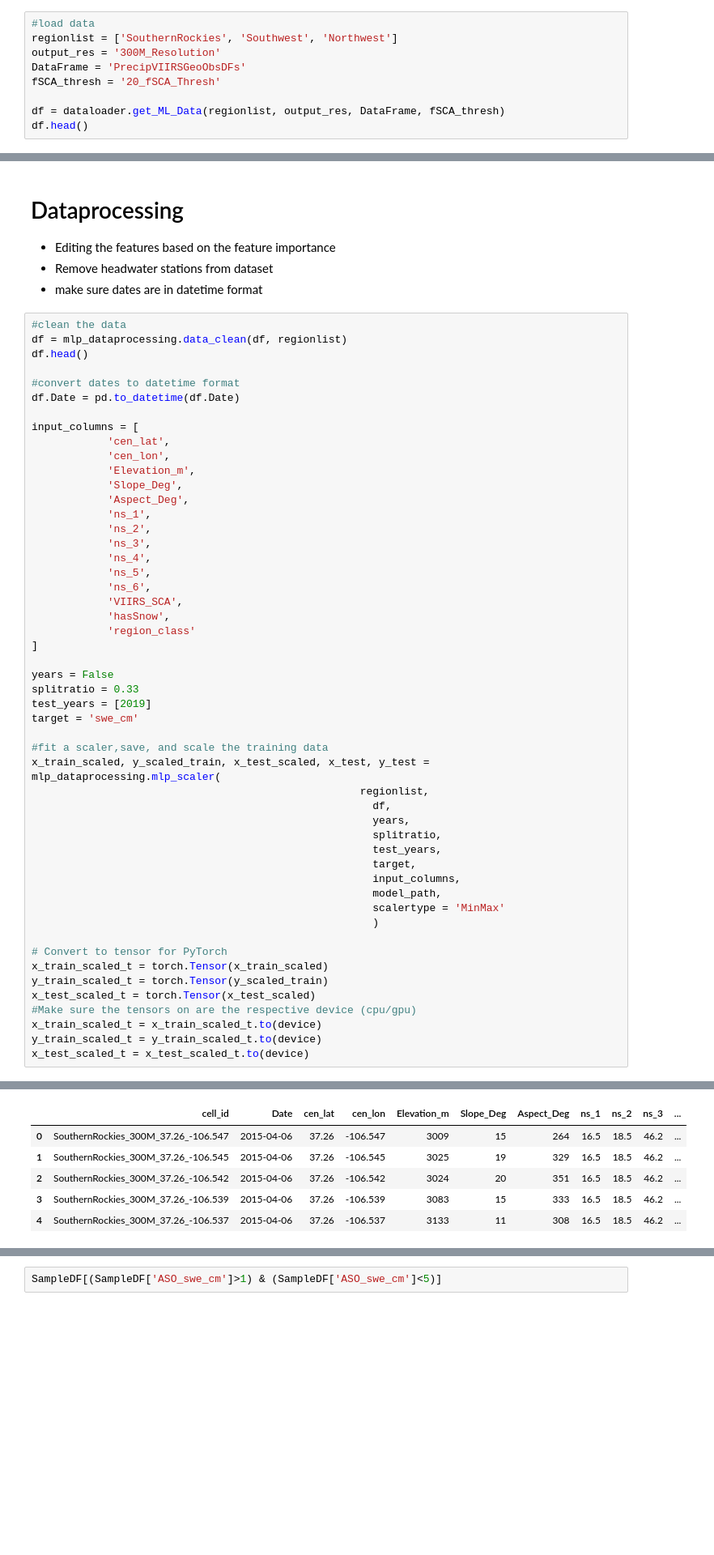
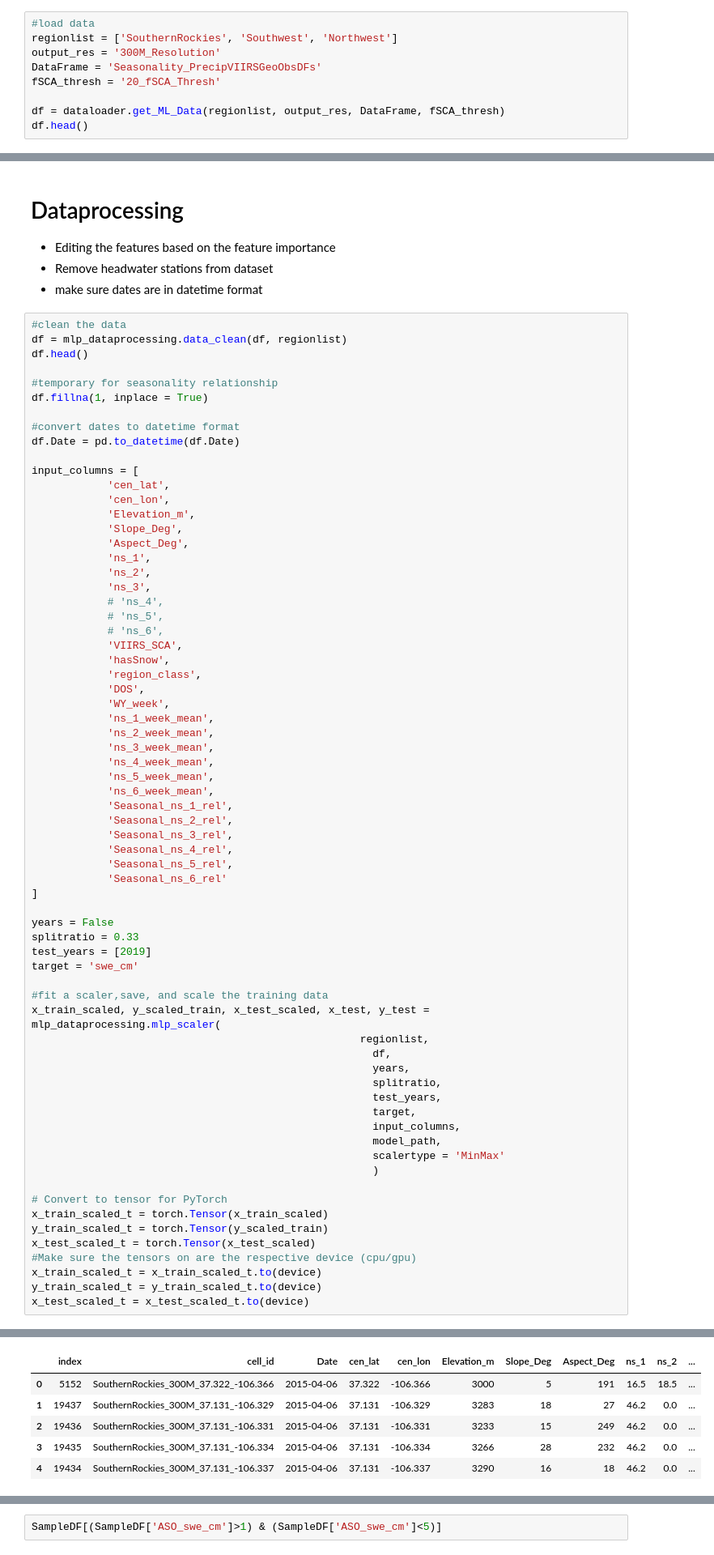
Before and after one commit to whitelightning450/SWEMLv2.0, a Jupyter notebook: Modeling/MLP.ipynb, the cells around one changed output, grey strips where cells are left out. Shown at 81% size. Cells and saved outputs as stored; diff of their text form; blank space fills up the shorter version.

```diff
--- a/Modeling/MLP.ipynb
+++ b/Modeling/MLP.ipynb
@@ -28,7 +28,7 @@ MLP development script
 #load data
 regionlist = ['SouthernRockies', 'Southwest', 'Northwest']
 output_res = '300M_Resolution'
-DataFrame = 'PrecipVIIRSGeoObsDFs'
+DataFrame = 'Seasonality_PrecipVIIRSGeoObsDFs'
 fSCA_thresh = '20_fSCA_Thresh'
 
 df = dataloader.get_ML_Data(regionlist, output_res, DataFrame, fSCA_thresh)
@@ -56,6 +69,9 @@ There are 2698389 datapoints for model training/testing in the overall modeling
 #clean the data
 df = mlp_dataprocessing.data_clean(df, regionlist)
 df.head()
+
+#temporary for seasonality relationship
+df.fillna(1, inplace = True)
 
 #convert dates to datetime format
 df.Date = pd.to_datetime(df.Date)
@@ -69,12 +85,26 @@ input_columns = [
             'ns_1',
             'ns_2',
             'ns_3',
-            'ns_4',
-            'ns_5',
-            'ns_6',
+            # 'ns_4',
+            # 'ns_5',
+            # 'ns_6',
             'VIIRS_SCA',
             'hasSnow',
-            'region_class'
+            'region_class',
+            'DOS',
+            'WY_week',
+            'ns_1_week_mean',
+            'ns_2_week_mean',
+            'ns_3_week_mean',
+            'ns_4_week_mean',
+            'ns_5_week_mean',
+            'ns_6_week_mean',
+            'Seasonal_ns_1_rel',
+            'Seasonal_ns_2_rel',
+            'Seasonal_ns_3_rel',
+            'Seasonal_ns_4_rel',
+            'Seasonal_ns_5_rel',
+            'Seasonal_ns_6_rel'
 ]
 
 years = False
@@ -84,36 +114,36 @@ target = 'swe_cm'
 
 #fit a scaler,save, and scale the training data
 x_train_scaled, y_scaled_train, x_test_scaled, x_test, y_test = mlp_dataprocessing.mlp_scaler(
                                                     regionlist,
                                                       df,
                                                       years,
                                                       splitratio,
                                                       test_years,
                                                       target,
                                                       input_columns,
                                                       model_path,
                                                       scalertype = 'MinMax'
                                                       )
 
 # Convert to tensor for PyTorch
 x_train_scaled_t = torch.Tensor(x_train_scaled)
 y_train_scaled_t = torch.Tensor(y_scaled_train)
 x_test_scaled_t = torch.Tensor(x_test_scaled)
 #Make sure the tensors on are the respective device (cpu/gpu)
 x_train_scaled_t = x_train_scaled_t.to(device)
 y_train_scaled_t = y_train_scaled_t.to(device)
 x_test_scaled_t = x_test_scaled_t.to(device)
 # %% [output]
 The provided data contains 2698389 data points, of which 383245 locations/timesteps show no SWE and VIIRS fsca > 20%
 275006 locations/timesteps show SWE and VIIRS fsca < 20%
 0 locations/timesteps show SWE greater than a realistic value (250 cm) in the SouthernRockies domain
 150 locations/timesteps show SWE greater than a realistic value (400 cm) in the Southwest domain
 183 locations/timesteps show SWE greater than a realistic value (800 cm) in the Northwest domain
 removing..
 There are 2039955 datapoints for model training/testing.
-|  | cell_id | Date | cen_lat | cen_lon | Elevation_m | Slope_Deg | Aspect_Deg | ns_1 | ns_2 | ns_3 | ... |
-| 0 | SouthernRockies_300M_37.26_-106.547 | 2015-04-06 | 37.26 | -106.547 | 3009 | 15 | 264 | 16.5 | 18.5 | 46.2 | ... |
-| 1 | SouthernRockies_300M_37.26_-106.545 | 2015-04-06 | 37.26 | -106.545 | 3025 | 19 | 329 | 16.5 | 18.5 | 46.2 | ... |
-| 2 | SouthernRockies_300M_37.26_-106.542 | 2015-04-06 | 37.26 | -106.542 | 3024 | 20 | 351 | 16.5 | 18.5 | 46.2 | ... |
-| 3 | SouthernRockies_300M_37.26_-106.539 | 2015-04-06 | 37.26 | -106.539 | 3083 | 15 | 333 | 16.5 | 18.5 | 46.2 | ... |
-| 4 | SouthernRockies_300M_37.26_-106.537 | 2015-04-06 | 37.26 | -106.537 | 3133 | 11 | 308 | 16.5 | 18.5 | 46.2 | ... |
+|  | index | cell_id | Date | cen_lat | cen_lon | Elevation_m | Slope_Deg | Aspect_Deg | ns_1 | ns_2 | ... |
+| 0 | 5152 | SouthernRockies_300M_37.322_-106.366 | 2015-04-06 | 37.322 | -106.366 | 3000 | 5 | 191 | 16.5 | 18.5 | ... |
+| 1 | 19437 | SouthernRockies_300M_37.131_-106.329 | 2015-04-06 | 37.131 | -106.329 | 3283 | 18 | 27 | 46.2 | 0.0 | ... |
+| 2 | 19436 | SouthernRockies_300M_37.131_-106.331 | 2015-04-06 | 37.131 | -106.331 | 3233 | 15 | 249 | 46.2 | 0.0 | ... |
+| 3 | 19435 | SouthernRockies_300M_37.131_-106.334 | 2015-04-06 | 37.131 | -106.334 | 3266 | 28 | 232 | 46.2 | 0.0 | ... |
+| 4 | 19434 | SouthernRockies_300M_37.131_-106.337 | 2015-04-06 | 37.131 | -106.337 | 3290 | 16 | 18 | 46.2 | 0.0 | ... |
```
Also changed, not shown: parts of 4 cells of this notebook, 5 other files.
